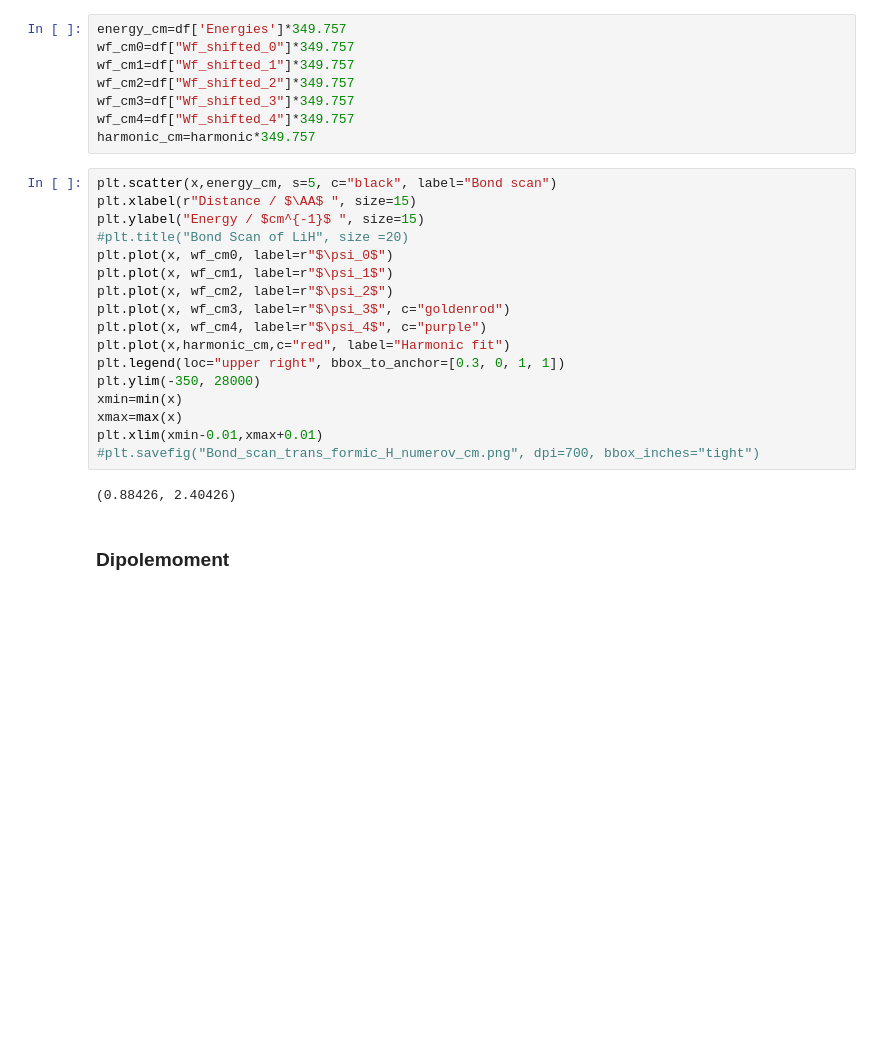
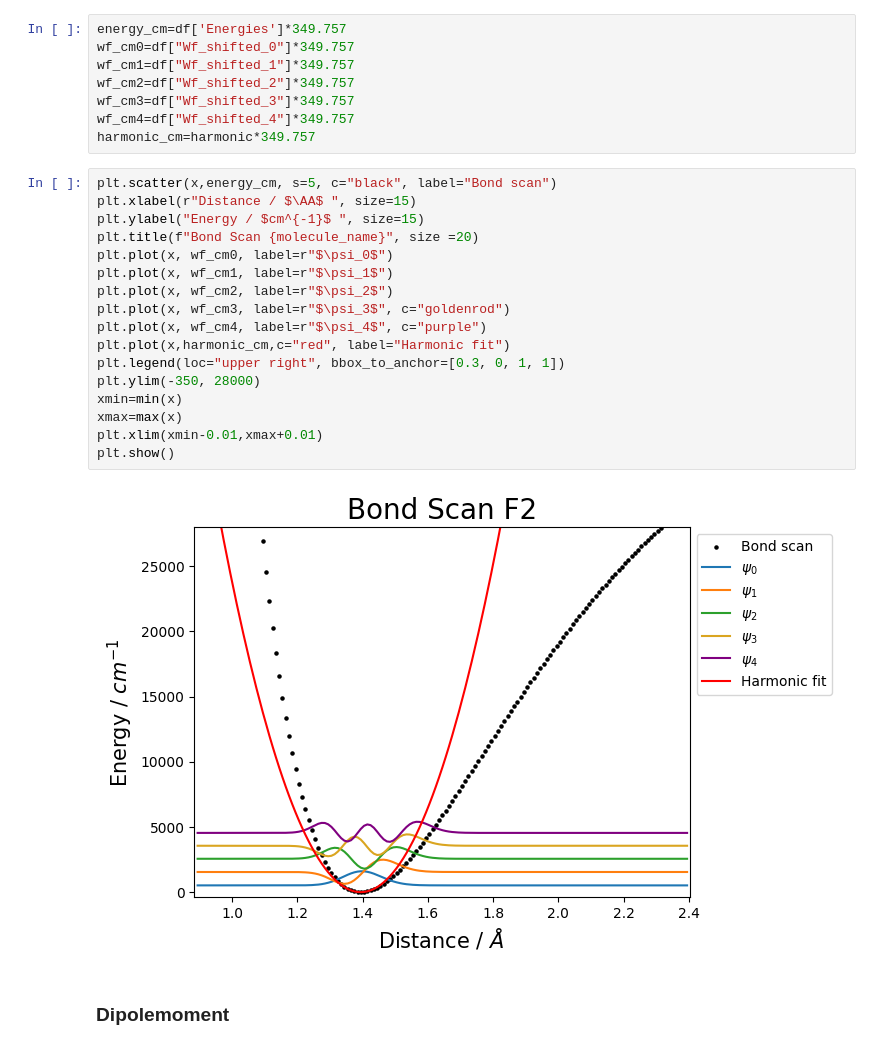
Before and after one commit to LukasMeinschad/Theoretische_Chemie, a Jupyter notebook: Praktikum/qm_part_a/numerov_calc_version2.ipynb, the cells around one changed output. Drawn from its saved outputs; the diff is of its cells as text; blank space fills up the shorter version.

```diff
--- a/Praktikum/qm_part_a/numerov_calc_version2.ipynb
+++ b/Praktikum/qm_part_a/numerov_calc_version2.ipynb
@@ -299,22 +258,22 @@ harmonic_cm=harmonic*349.757
 # %%
 plt.scatter(x,energy_cm, s=5, c="black", label="Bond scan")
 plt.xlabel(r"Distance / $\AA$ ", size=15)
 plt.ylabel("Energy / $cm^{-1}$ ", size=15)
-#plt.title("Bond Scan of LiH", size =20)
+plt.title(f"Bond Scan {molecule_name}", size =20)
 plt.plot(x, wf_cm0, label=r"$\psi_0$")
 plt.plot(x, wf_cm1, label=r"$\psi_1$")
 plt.plot(x, wf_cm2, label=r"$\psi_2$")
 plt.plot(x, wf_cm3, label=r"$\psi_3$", c="goldenrod")
 plt.plot(x, wf_cm4, label=r"$\psi_4$", c="purple")
 plt.plot(x,harmonic_cm,c="red", label="Harmonic fit")
 plt.legend(loc="upper right", bbox_to_anchor=[0.3, 0, 1, 1])
 plt.ylim(-350, 28000)
 xmin=min(x)
 xmax=max(x)
 plt.xlim(xmin-0.01,xmax+0.01)
-#plt.savefig("Bond_scan_trans_formic_H_numerov_cm.png", dpi=700, bbox_inches="tight")
+plt.show()
 # %% [output]
-(0.88426, 2.40426)
+[figure, added]
 # %% [markdown]
 ### Dipolemoment
 # %%
```
Also changed, not shown: parts of 18 cells of this notebook, 3 other files.
